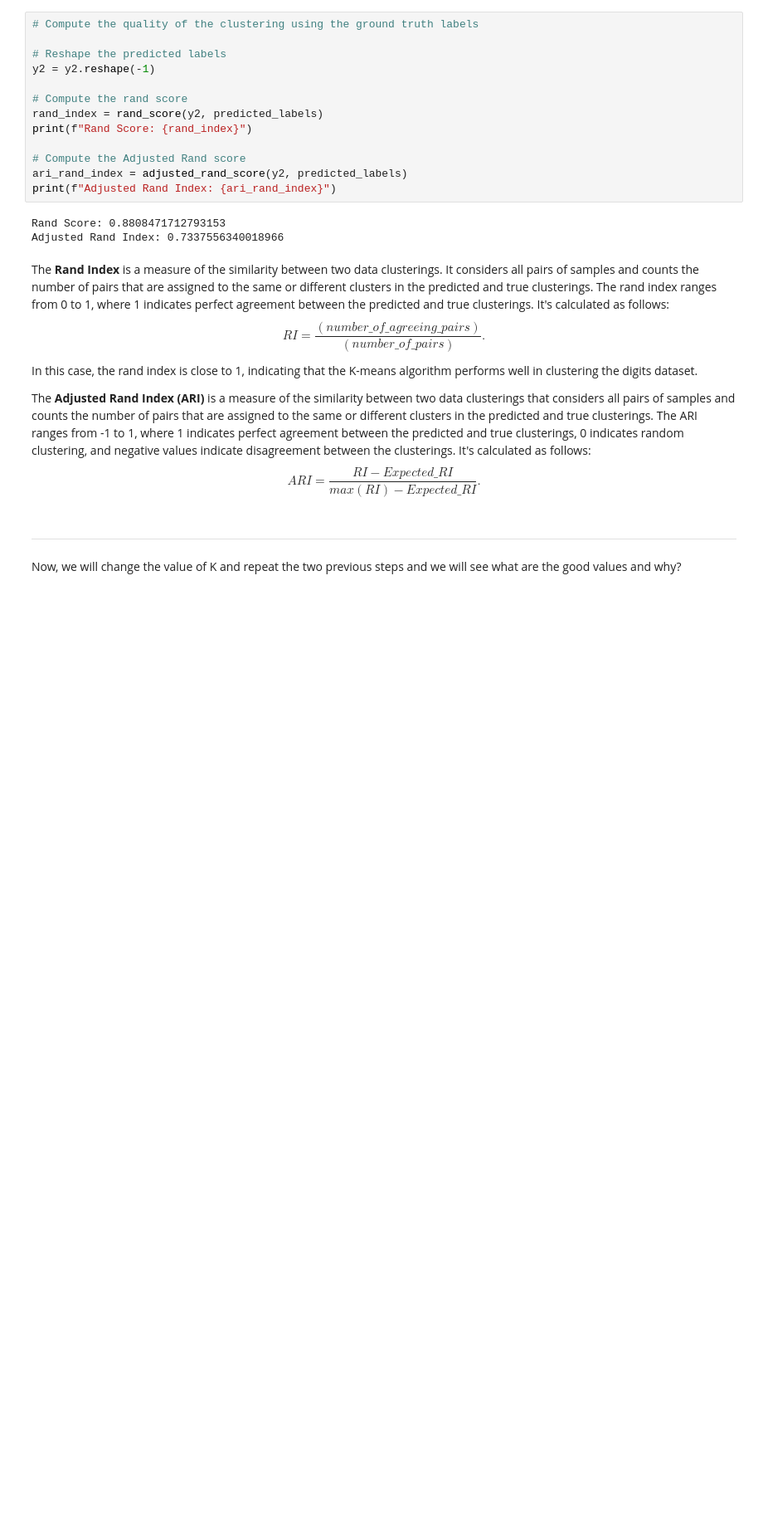
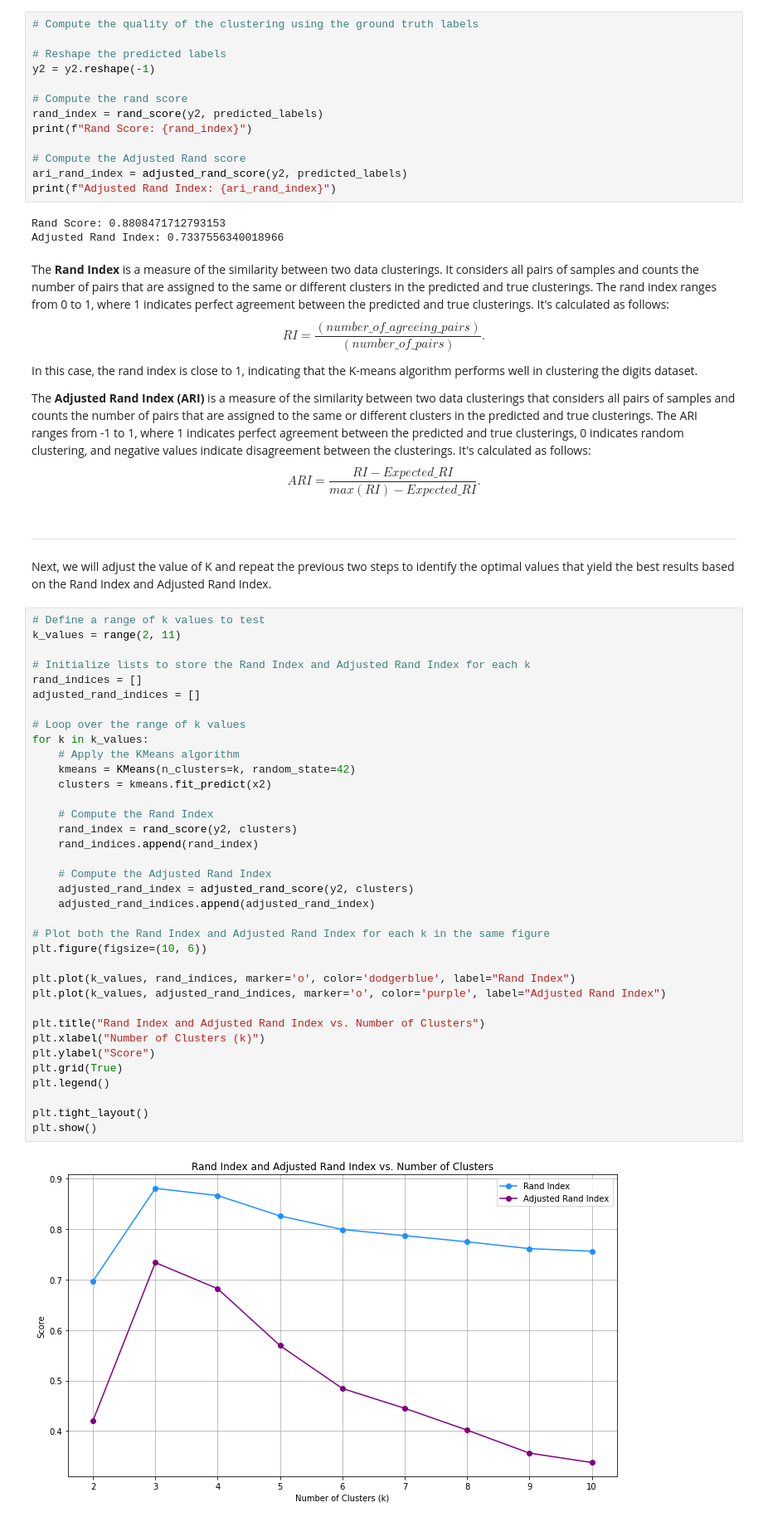
Before and after one commit to YessineMkaouar/Practical-Machine-Learning, a Jupyter notebook: temp.ipynb, the cells around one changed output. Shown at 83% size. Saved outputs shown, nothing was run; the diff lists cells and outputs as text; blank space fills up the shorter version.

```diff
--- a/temp.ipynb
+++ b/temp.ipynb
@@ -502,7 +502,45 @@ The **Rand Index** is a measure of the similarity between two data clusterings.
 In this case, the rand index is close to 1, indicating that the K-means algorithm performs well in clustering the digits dataset.
 
 The **Adjusted Rand Index (ARI)** is a measure of the similarity between two data clusterings that considers all pairs of samples and counts the number of pairs that are assigned to the same or different clusters in the predicted and true clusterings. The ARI ranges from -1 to 1, where 1 indicates perfect agreement between the predicted and true clusterings, 0 indicates random clustering, and negative values indicate disagreement between the clusterings. It's calculated as follows: $$ARI = \frac{RI - Expected\_RI}{max(RI) - Expected\_RI}.$$
-# %% [markdown]
----
-
-Now, we will change the value of K and repeat the two previous steps and we will see what are the good values and why?
+# %% [markdown]
+---
+
+Next, we will adjust the value of K and repeat the previous two steps to identify the optimal values that yield the best results based on the Rand Index and Adjusted Rand Index.
+# %%
+# Define a range of k values to test
+k_values = range(2, 11)
+
+# Initialize lists to store the Rand Index and Adjusted Rand Index for each k
+rand_indices = []
+adjusted_rand_indices = []
+
+# Loop over the range of k values
+for k in k_values:
+    # Apply the KMeans algorithm
+    kmeans = KMeans(n_clusters=k, random_state=42)
+    clusters = kmeans.fit_predict(x2)
+
+    # Compute the Rand Index
+    rand_index = rand_score(y2, clusters)
+    rand_indices.append(rand_index)
+
+    # Compute the Adjusted Rand Index
+    adjusted_rand_index = adjusted_rand_score(y2, clusters)
+    adjusted_rand_indices.append(adjusted_rand_index)
+
+# Plot both the Rand Index and Adjusted Rand Index for each k in the same figure
+plt.figure(figsize=(10, 6))
+
+plt.plot(k_values, rand_indices, marker='o', color='dodgerblue', label="Rand Index")
+plt.plot(k_values, adjusted_rand_indices, marker='o', color='purple', label="Adjusted Rand Index")
+
+plt.title("Rand Index and Adjusted Rand Index vs. Number of Clusters")
+plt.xlabel("Number of Clusters (k)")
+plt.ylabel("Score")
+plt.grid(True)
+plt.legend()
+
+plt.tight_layout()
+plt.show()
+# %% [output]
+[figure, added]
```
Also changed, not shown: parts of 5 cells of this notebook.
